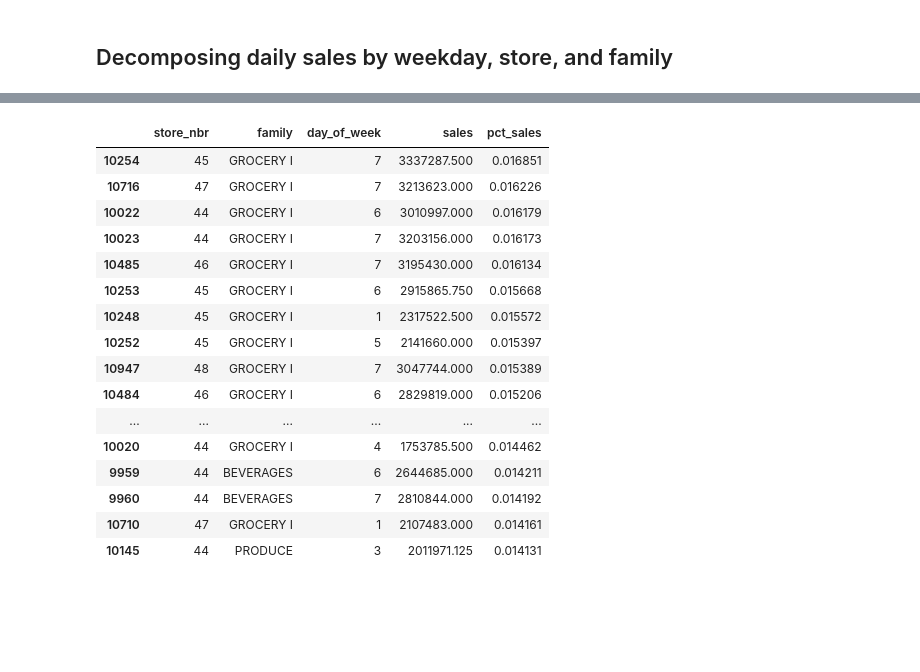
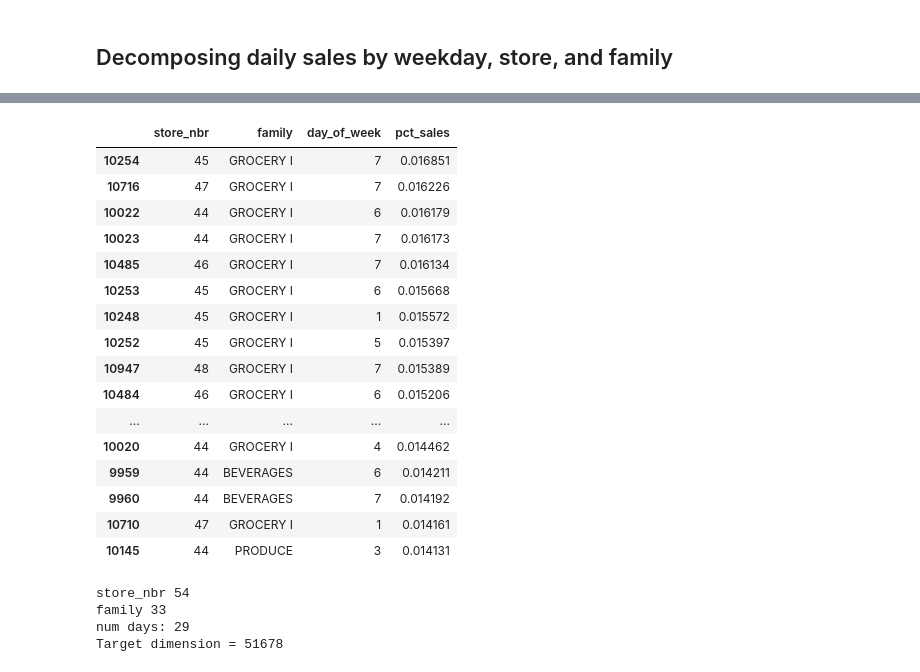
Before and after one commit to ds-ibex/kaggle-store-sales, a Jupyter notebook: notebooks/2.2-gr-arima.ipynb, the cells around one changed output, grey strips where cells are left out. Cells and saved outputs as stored; diff of their text form; code cells hidden in the pictures; blank space fills up the shorter version.

```diff
--- a/notebooks/2.2-gr-arima.ipynb
+++ b/notebooks/2.2-gr-arima.ipynb
@@ -369,5 +350,5 @@ plot_time_series_preds(valid_daily_sales, valid_daily_sales['pred_sales'], col='
 # %%
-sales_by_store_family_weekday = train.groupby(['store_nbr', 'family', 'day_of_week']).sales.sum().reset_index()
-sales_by_store_family_weekday['sales'] = sales_by_store_family_weekday['sales'].astype('float64')
-sales_by_store_family_weekday['pct_sales'] = sales_by_store_family_weekday['sales'] / sales_by_store_family_weekday.groupby('day_of_week')['sales'].transform('sum')
-sales_by_store_family_weekday
+sales_by_store_family_day_of_week = train.groupby(['store_nbr', 'family', 'day_of_week']).sales.sum().reset_index()
+sales_by_store_family_day_of_week['sales'] = sales_by_store_family_day_of_week['sales'].astype('float64')
+sales_by_store_family_day_of_week['pct_sales'] = sales_by_store_family_day_of_week['sales'] / sales_by_store_family_day_of_week.groupby('day_of_week')['sales'].transform('sum')
+sales_by_store_family_day_of_week = sales_by_store_family_day_of_week.drop(columns=['sales'])
@@ -388,20 +355,37 @@ sales_by_store_family_weekday
 # %%
-sales_by_store_family_weekday.sort_values('pct_sales', ascending=False).head(20)
+sales_by_store_family_day_of_week.sort_values('pct_sales', ascending=False).head(20)
 # %% [output]
-|  | store_nbr | family | day_of_week | sales | pct_sales |
-| 10254 | 45 | GROCERY I | 7 | 3337287.500 | 0.016851 |
-| 10716 | 47 | GROCERY I | 7 | 3213623.000 | 0.016226 |
-| 10022 | 44 | GROCERY I | 6 | 3010997.000 | 0.016179 |
-| 10023 | 44 | GROCERY I | 7 | 3203156.000 | 0.016173 |
-| 10485 | 46 | GROCERY I | 7 | 3195430.000 | 0.016134 |
-| 10253 | 45 | GROCERY I | 6 | 2915865.750 | 0.015668 |
-| 10248 | 45 | GROCERY I | 1 | 2317522.500 | 0.015572 |
-| 10252 | 45 | GROCERY I | 5 | 2141660.000 | 0.015397 |
-| 10947 | 48 | GROCERY I | 7 | 3047744.000 | 0.015389 |
-| 10484 | 46 | GROCERY I | 6 | 2829819.000 | 0.015206 |
-| ... | ... | ... | ... | ... | ... |
-| 10020 | 44 | GROCERY I | 4 | 1753785.500 | 0.014462 |
-| 9959 | 44 | BEVERAGES | 6 | 2644685.000 | 0.014211 |
-| 9960 | 44 | BEVERAGES | 7 | 2810844.000 | 0.014192 |
-| 10710 | 47 | GROCERY I | 1 | 2107483.000 | 0.014161 |
-| 10145 | 44 | PRODUCE | 3 | 2011971.125 | 0.014131 |
+|  | store_nbr | family | day_of_week | pct_sales |
+| 10254 | 45 | GROCERY I | 7 | 0.016851 |
+| 10716 | 47 | GROCERY I | 7 | 0.016226 |
+| 10022 | 44 | GROCERY I | 6 | 0.016179 |
+| 10023 | 44 | GROCERY I | 7 | 0.016173 |
+| 10485 | 46 | GROCERY I | 7 | 0.016134 |
+| 10253 | 45 | GROCERY I | 6 | 0.015668 |
+| 10248 | 45 | GROCERY I | 1 | 0.015572 |
+| 10252 | 45 | GROCERY I | 5 | 0.015397 |
+| 10947 | 48 | GROCERY I | 7 | 0.015389 |
+| 10484 | 46 | GROCERY I | 6 | 0.015206 |
+| ... | ... | ... | ... | ... |
+| 10020 | 44 | GROCERY I | 4 | 0.014462 |
+| 9959 | 44 | BEVERAGES | 6 | 0.014211 |
+| 9960 | 44 | BEVERAGES | 7 | 0.014192 |
+| 10710 | 47 | GROCERY I | 1 | 0.014161 |
+| 10145 | 44 | PRODUCE | 3 | 0.014131 |
+# %%
+# dimension checking
+dim_check = 1
+for col in ['store_nbr', 'family']:
+    count_unique = sales_by_store_family_day_of_week[col].nunique()
+    print(col, count_unique)
+    dim_check *= count_unique
+
+print(f'num days: {len(valid_daily_sales)}')
+dim_check *= len(valid_daily_sales)
+
+print(f'Target dimension = {dim_check}')
+# %% [output]
+store_nbr 54
+family 33
+num days: 29
+Target dimension = 51678
```
Also changed, not shown: parts of 31 cells of this notebook, 6 other files.
